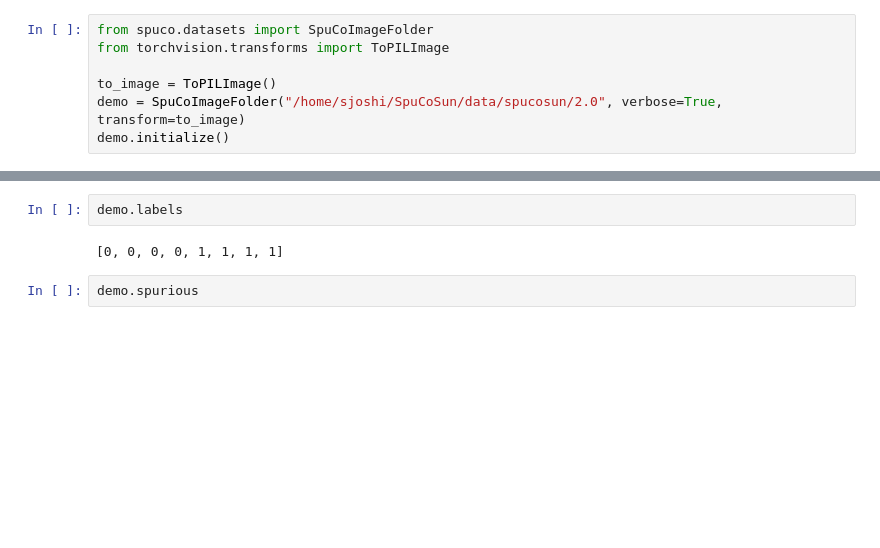
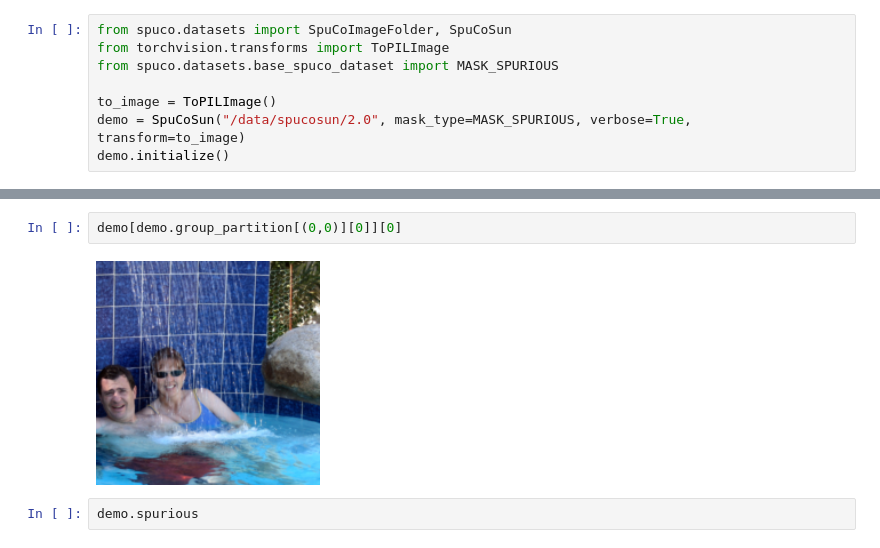
Before and after one commit to BigML-CS-UCLA/SpuCo, a Jupyter notebook: spuco_sun_demo.ipynb, the cells around one changed output, grey strips where cells are left out. Saved outputs shown, nothing was run; the diff lists cells and outputs as text; blank space fills up the shorter version.

Commit message:
add masking spurious to spuco sun

```diff
--- a/spuco_sun_demo.ipynb
+++ b/spuco_sun_demo.ipynb
@@ -19,11 +19,12 @@ Requirement already satisfied: tqdm>=4.65.0 in /home/sjoshi/anaconda3/envs/clip/
 Successfully installed spuco-1.0.3
 Note: you may need to restart the kernel to use updated packages.
 # %%
-from spuco.datasets import SpuCoImageFolder
+from spuco.datasets import SpuCoImageFolder, SpuCoSun
 from torchvision.transforms import ToPILImage
+from spuco.datasets.base_spuco_dataset import MASK_SPURIOUS
 
 to_image = ToPILImage()
-demo = SpuCoImageFolder("/home/sjoshi/SpuCoSun/data/spucosun/2.0", verbose=True, transform=to_image)
+demo = SpuCoSun("/data/spucosun/2.0", mask_type=MASK_SPURIOUS, verbose=True, transform=to_image)
 demo.initialize()
 # %%
 demo.group_partition
@@ -32,7 +49,7 @@ demo.group_partition
-# %%
-demo.labels
-# %% [output]
-[0, 0, 0, 0, 1, 1, 1, 1]
+# %%
+demo[demo.group_partition[(0,0)][0]][0]
+# %% [output]
+[figure, added]
 # %%
 demo.spurious
 # %% [output]
```
Also changed, not shown: parts of 2 cells of this notebook, 2 other files.
